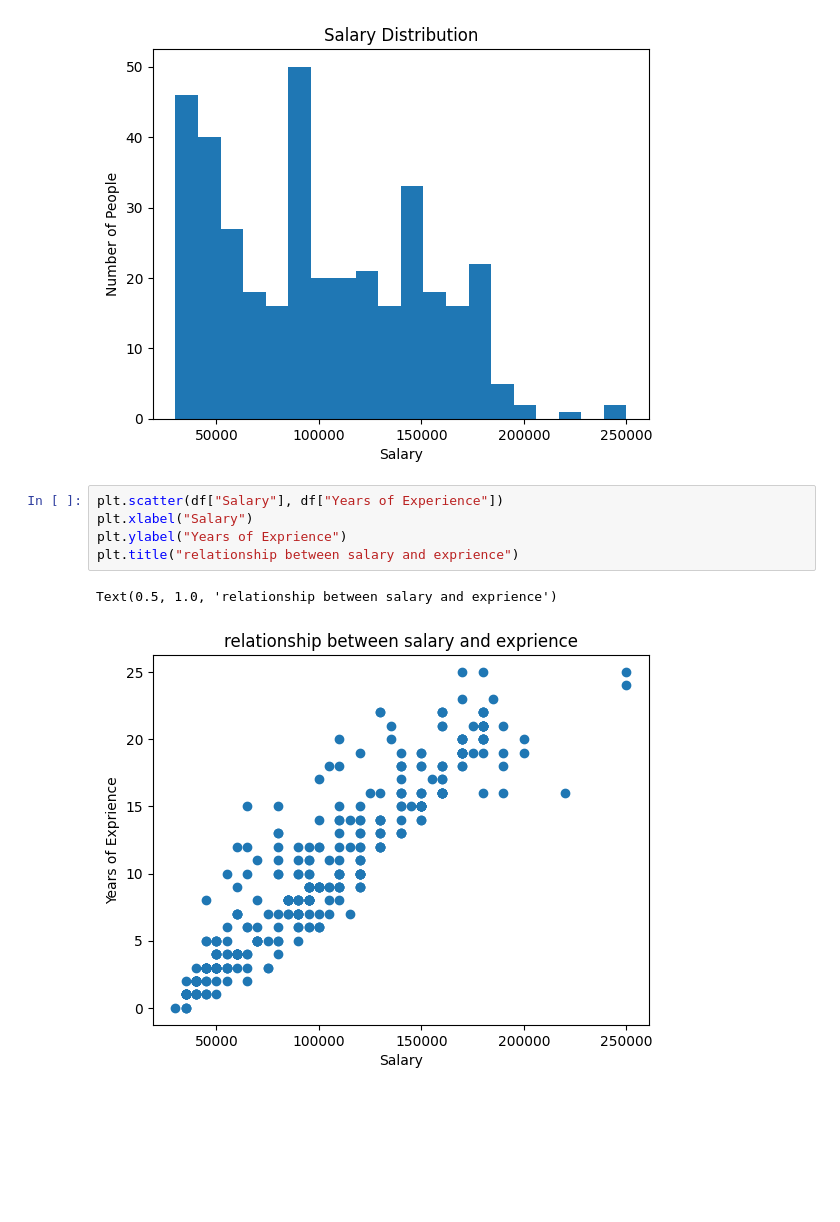
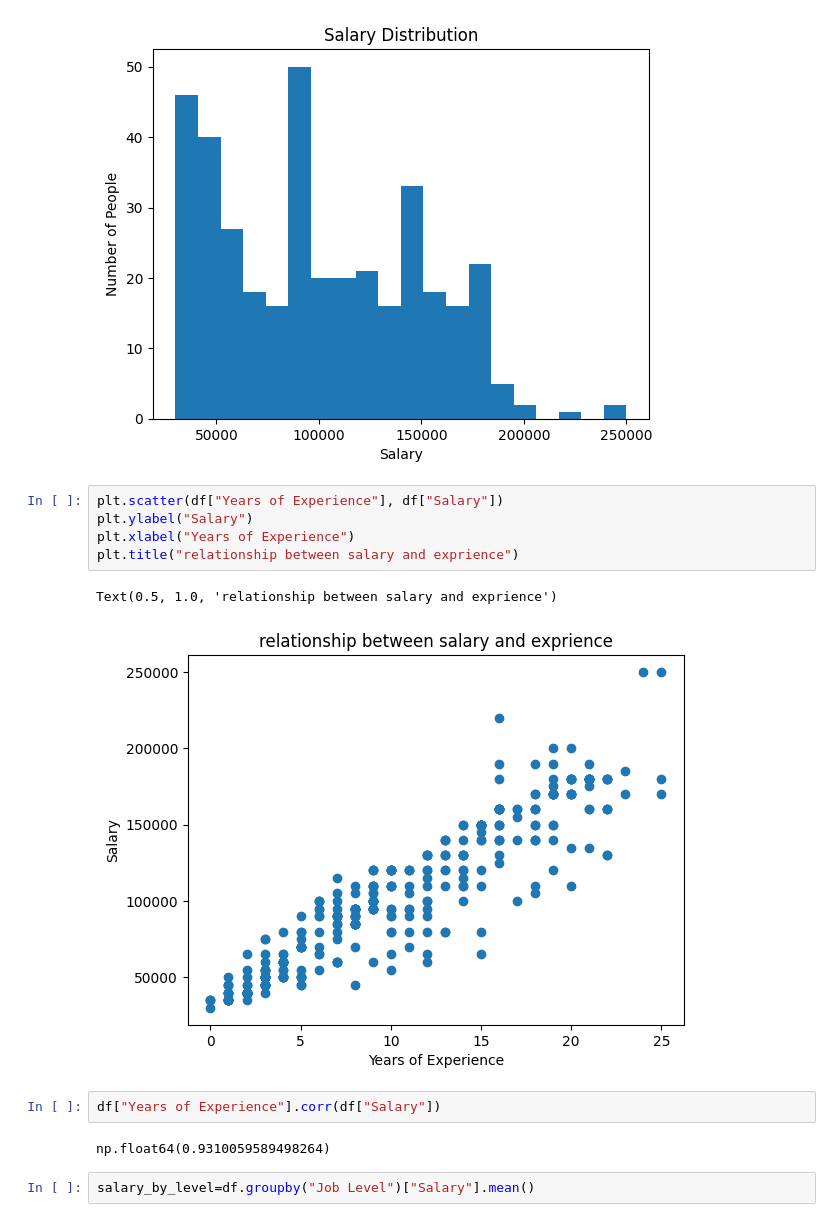
Before and after one commit to Sarajml98/salary-data-analysis, a Jupyter notebook: salary.ipynb, the cells around one changed output. Cells and saved outputs as stored; diff of their text form; blank space fills up the shorter version.

```diff
--- a/salary.ipynb
+++ b/salary.ipynb
@@ -553,10 +553,16 @@ plt.title("Salary Distribution")
 Text(0.5, 1.0, 'Salary Distribution')
 [figure]
 # %%
-plt.scatter(df["Salary"], df["Years of Experience"])
-plt.xlabel("Salary")
-plt.ylabel("Years of Exprience")
+plt.scatter(df["Years of Experience"], df["Salary"])
+plt.ylabel("Salary")
+plt.xlabel("Years of Experience")
 plt.title("relationship between salary and exprience")
 # %% [output]
 Text(0.5, 1.0, 'relationship between salary and exprience')
-[figure, old version]
+[figure, new version]
+# %%
+df["Years of Experience"].corr(df["Salary"])
+# %% [output]
+np.float64(0.9310059589498264)
+# %%
+salary_by_level=df.groupby("Job Level")["Salary"].mean()
```
Also changed, not shown: parts of 1 cell of this notebook.
